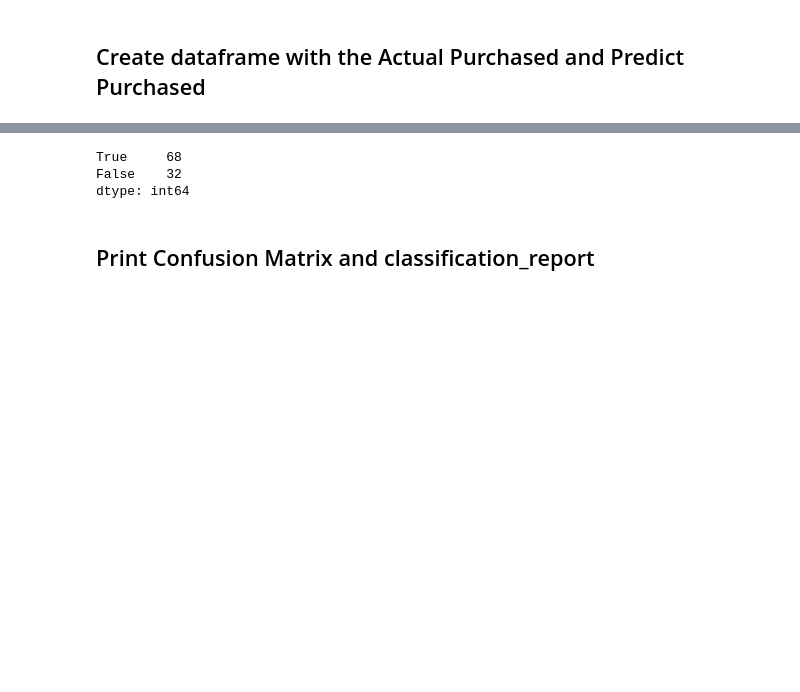
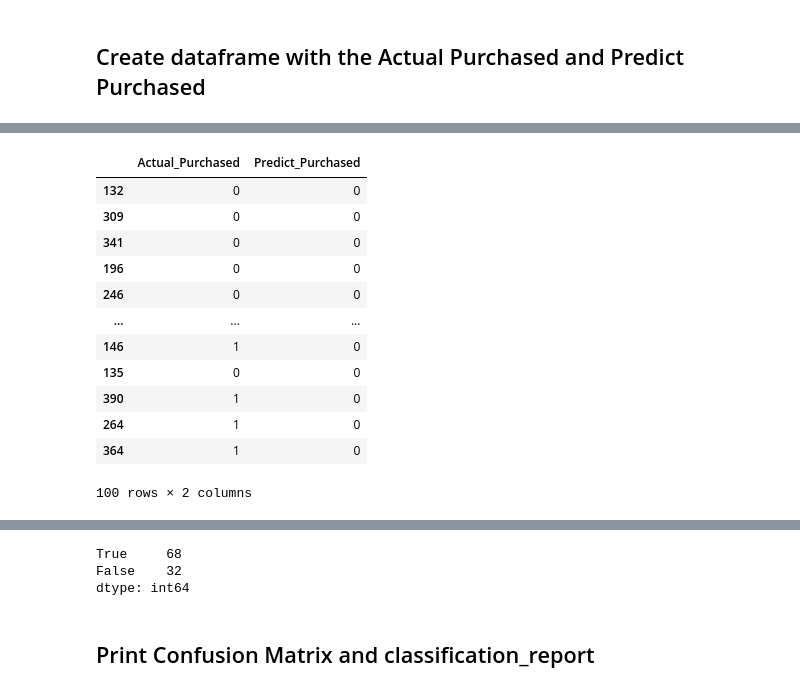
Before and after one commit to Tuwaiq-Data-Science-Bootcamp-V2/LogisticRegression_Lab, a Jupyter notebook: LogisticRegression_Assignment.ipynb, the cells around one changed output, grey strips where cells are left out. Drawn from its saved outputs; the diff is of its cells as text; code cells hidden in the pictures; blank space fills up the shorter version.

```diff
--- a/LogisticRegression_Assignment.ipynb
+++ b/LogisticRegression_Assignment.ipynb
@@ -45,4 +50,7 @@ dtypes: int64(4), object(1)
 memory usage: 15.8+ KB
 # %% [markdown]
 ## Define X by selecting only the age and EstimatedSalary, and y with purchased column
+# %%
+x = dataset[['Age', 'EstimatedSalary']]
+y = dataset['Purchased']
 # %%
@@ -83,7 +93,11 @@ Name: Purchased, dtype: int64
 # First: Logistic Regression model
 # %% [markdown]
 ## Split the dataset into Training set and Test set with test_size = 0.25 and random_state = 0
+# %%
+x_train, x_test, y_train, y_test = train_test_split(x, y, test_size=0.25, random_state=0)
 # %% [markdown]
 ## Train the model with random_state = 0
+# %%
+lrModel = LogisticRegression(random_state=0).fit(x_train, y_train)
 # %% [markdown]
 ## Print the prediction results
@@ -94,0 +104,3 @@ Name: Purchased, dtype: int64
+# %%
+pred = lrModel.predict(x_test)
+len(pred)
@@ -111,0 +111,19 @@ Name: Purchased, dtype: int64
+# %%
+test_dataset = pd.DataFrame(y_test)
+test_dataset.columns = ['Actual_Purchased']
+test_dataset['Predict_Purchased'] = pred
+test_dataset
+# %% [output]
+|  | Actual_Purchased | Predict_Purchased |
+| 132 | 0 | 0 |
+| 309 | 0 | 0 |
+| 341 | 0 | 0 |
+| 196 | 0 | 0 |
+| 246 | 0 | 0 |
+| ... | ... | ... |
+| 146 | 1 | 0 |
+| 135 | 0 | 0 |
+| 390 | 1 | 0 |
+| 264 | 1 | 0 |
+| 364 | 1 | 0 |
+100 rows × 2 columns
```
Also changed, not shown: parts of 25 cells of this notebook.
